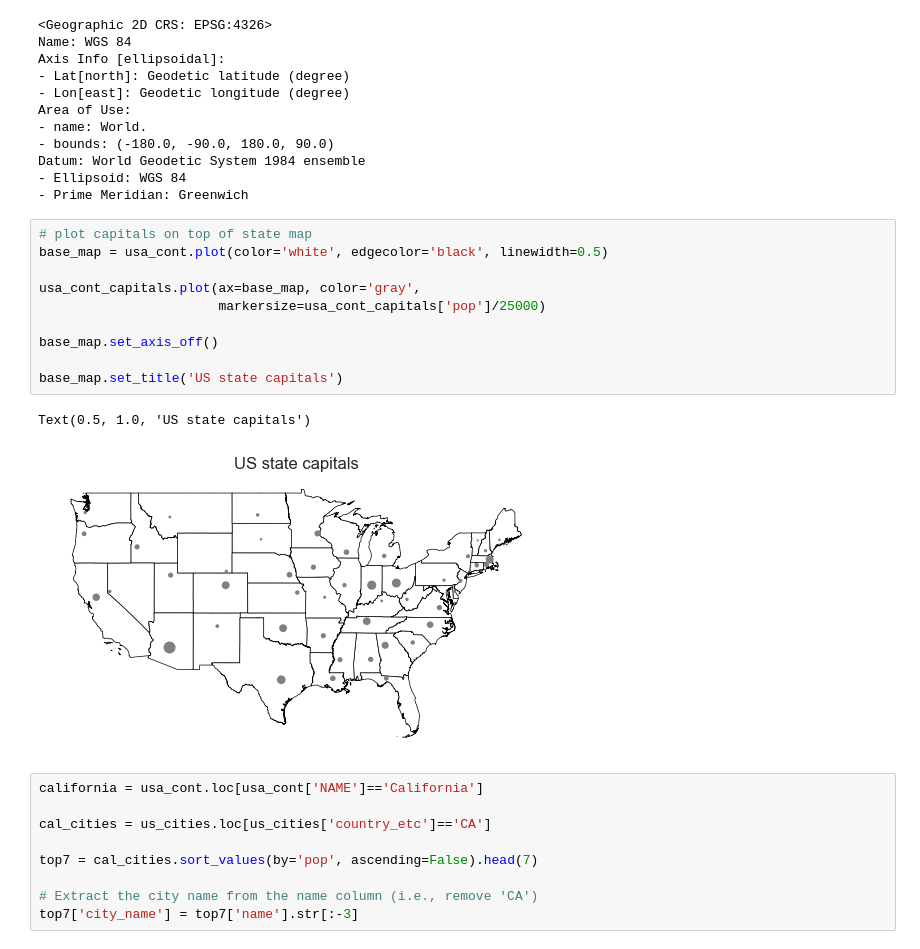
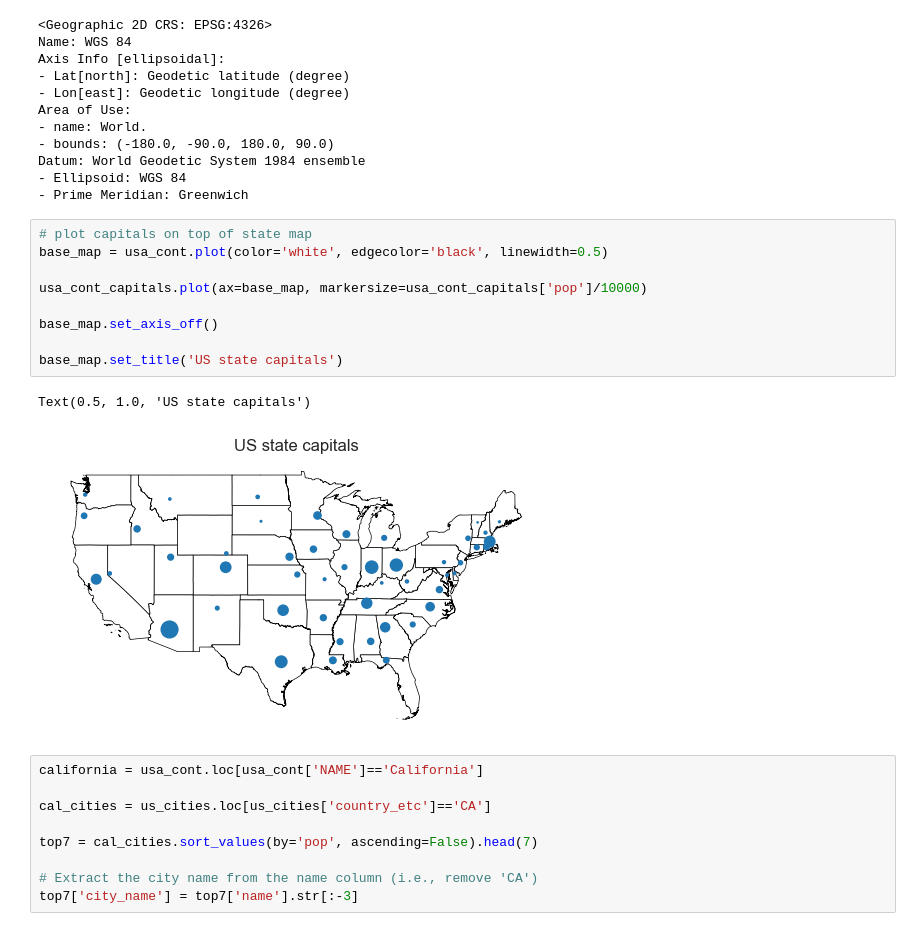
Before and after one commit to jeffallen13/qsspy, a Jupyter notebook: DISCOVERY/discovery-py.ipynb, the cells around one changed output. Saved outputs shown, nothing was run; the diff lists cells and outputs as text.

```diff
--- a/DISCOVERY/discovery-py.ipynb
+++ b/DISCOVERY/discovery-py.ipynb
@@ -1027,16 +1021,15 @@ Datum: World Geodetic System 1984 ensemble
 # %%
 # plot capitals on top of state map
 base_map = usa_cont.plot(color='white', edgecolor='black', linewidth=0.5)
 
-usa_cont_capitals.plot(ax=base_map, color='gray',
-                       markersize=usa_cont_capitals['pop']/25000)
+usa_cont_capitals.plot(ax=base_map, markersize=usa_cont_capitals['pop']/10000)
 
 base_map.set_axis_off()
 
 base_map.set_title('US state capitals')
 # %% [output]
 Text(0.5, 1.0, 'US state capitals')
-[figure, old version]
+[figure, new version]
 # %%
 california = usa_cont.loc[usa_cont['NAME']=='California']
 
```
Also changed, not shown: parts of 18 cells of this notebook, 2 other files.
